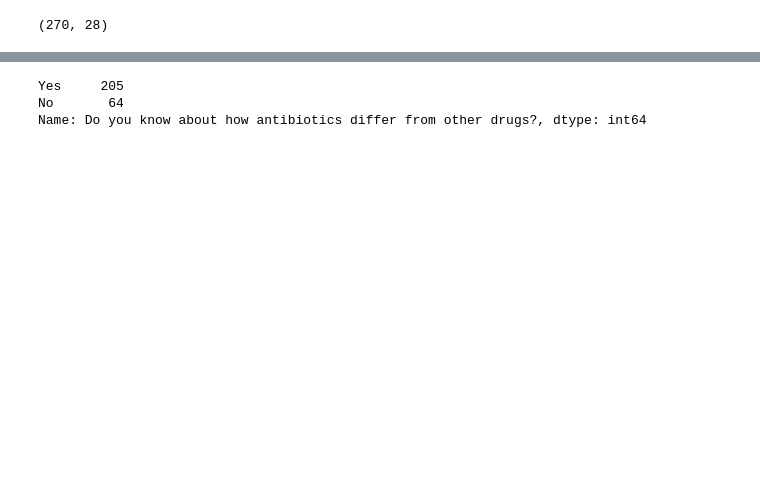
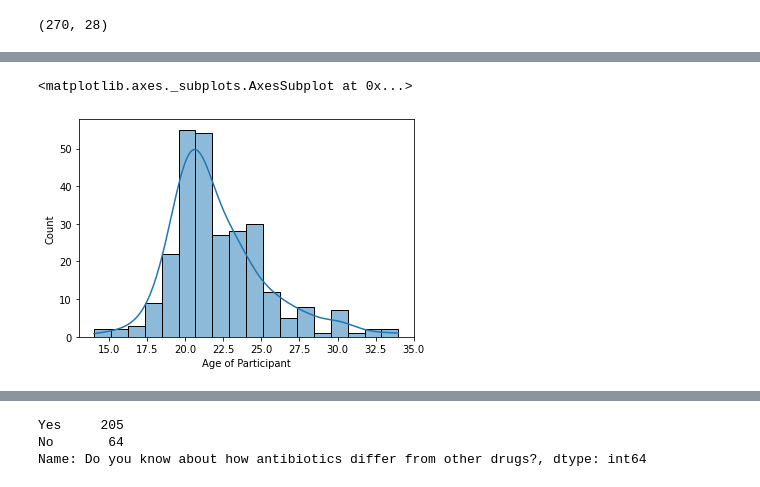
Before and after one commit to chiralbd/Antibiotics-Registance, a Jupyter notebook: code/Analyzing Questionnaire.ipynb, the cells around one changed output, grey strips where cells are left out. Drawn from its saved outputs; the diff is of its cells as text; code cells hidden in the pictures; blank space fills up the shorter version.

```diff
--- a/code/Analyzing Questionnaire.ipynb
+++ b/code/Analyzing Questionnaire.ipynb
@@ -61,0 +69,6 @@ memory usage: 59.2+ KB
+# %%
+# check normality
+sns.histplot(df['Age of Participant'], kde=True)
+# %% [output]
+<matplotlib.axes._subplots.AxesSubplot at 0x...>
+[figure, added]
```
Also changed, not shown: parts of 94 cells of this notebook, 4 other files.
